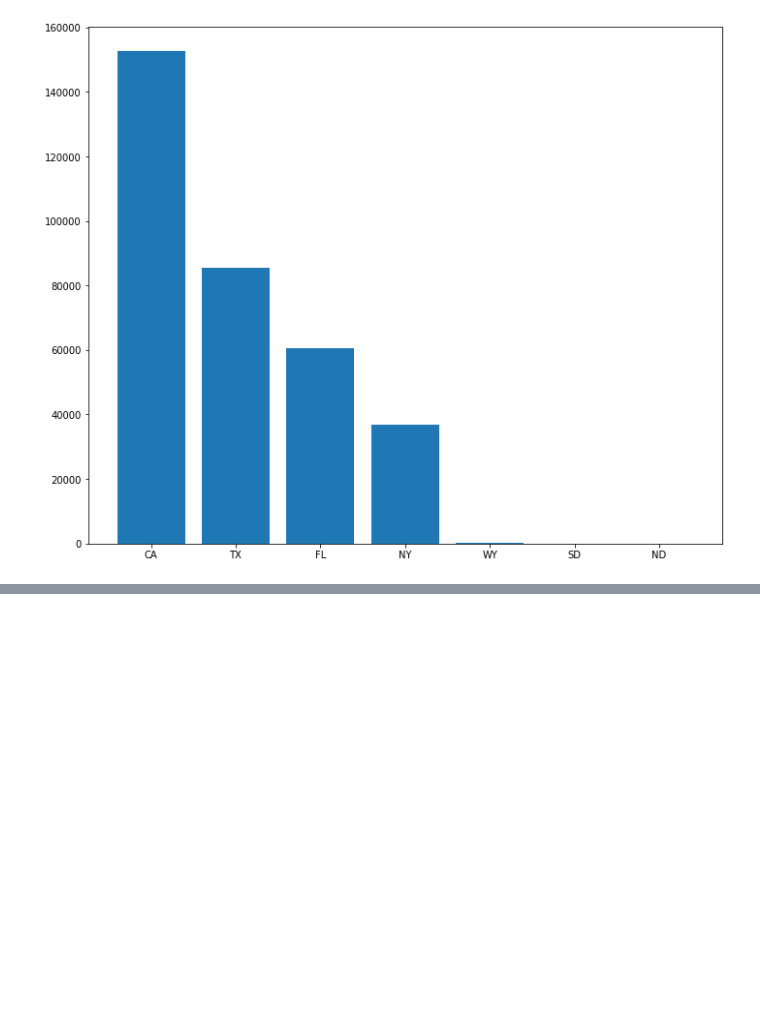
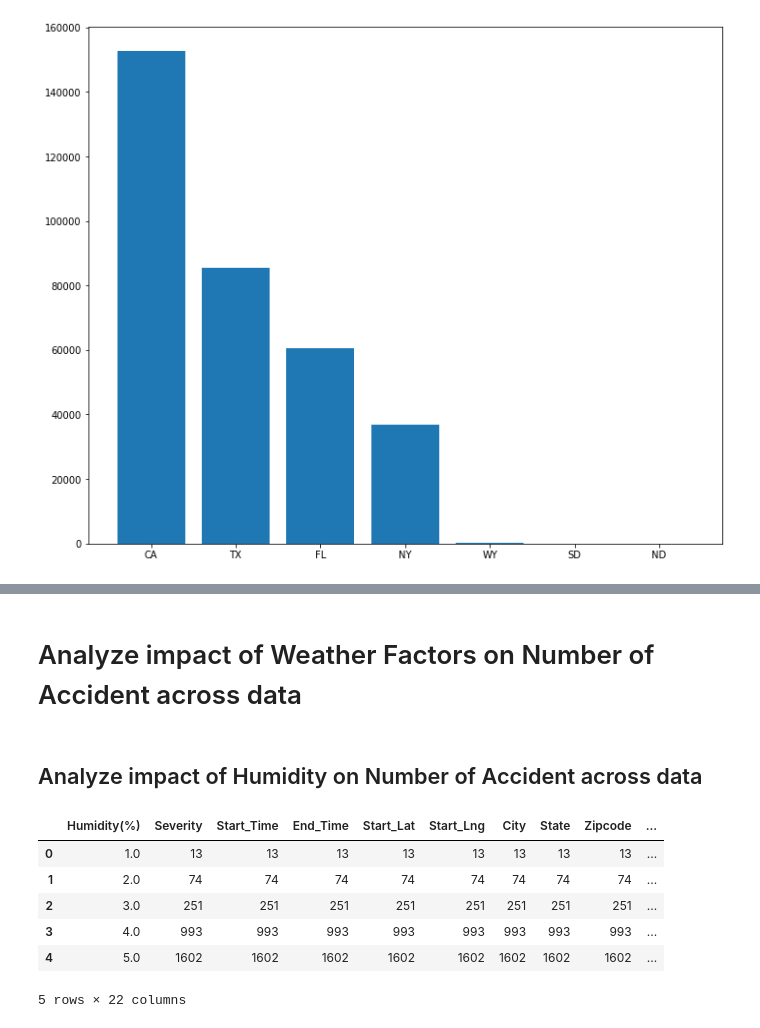
Before and after one commit to lilijo6/Project-Group-3, a Jupyter notebook: USAccident_Analysis.ipynb, the cells around one changed output, grey strips where cells are left out. Drawn from its saved outputs; the diff is of its cells as text; code cells hidden in the pictures; blank space fills up the shorter version.

```diff
--- a/USAccident_Analysis.ipynb
+++ b/USAccident_Analysis.ipynb
@@ -173,0 +318,15 @@ plt.tight_layout()
+# %% [markdown]
+# Analyze impact of Weather Factors on Number of Accident across data
+# %% [markdown]
+## Analyze impact of Humidity on Number of Accident across data
+# %%
+accident_count_humidity=accident_target.groupby("Humidity(%)").count().reset_index()
+accident_count_humidity.head()
+# %% [output]
+|  | Humidity(%) | Severity | Start_Time | End_Time | Start_Lat | Start_Lng | City | State | Zipcode | ... |
+| 0 | 1.0 | 13 | 13 | 13 | 13 | 13 | 13 | 13 | 13 | ... |
+| 1 | 2.0 | 74 | 74 | 74 | 74 | 74 | 74 | 74 | 74 | ... |
+| 2 | 3.0 | 251 | 251 | 251 | 251 | 251 | 251 | 251 | 251 | ... |
+| 3 | 4.0 | 993 | 993 | 993 | 993 | 993 | 993 | 993 | 993 | ... |
+| 4 | 5.0 | 1602 | 1602 | 1602 | 1602 | 1602 | 1602 | 1602 | 1602 | ... |
+5 rows × 22 columns
```
Also changed, not shown: parts of 21 cells of this notebook, 2 other files.
